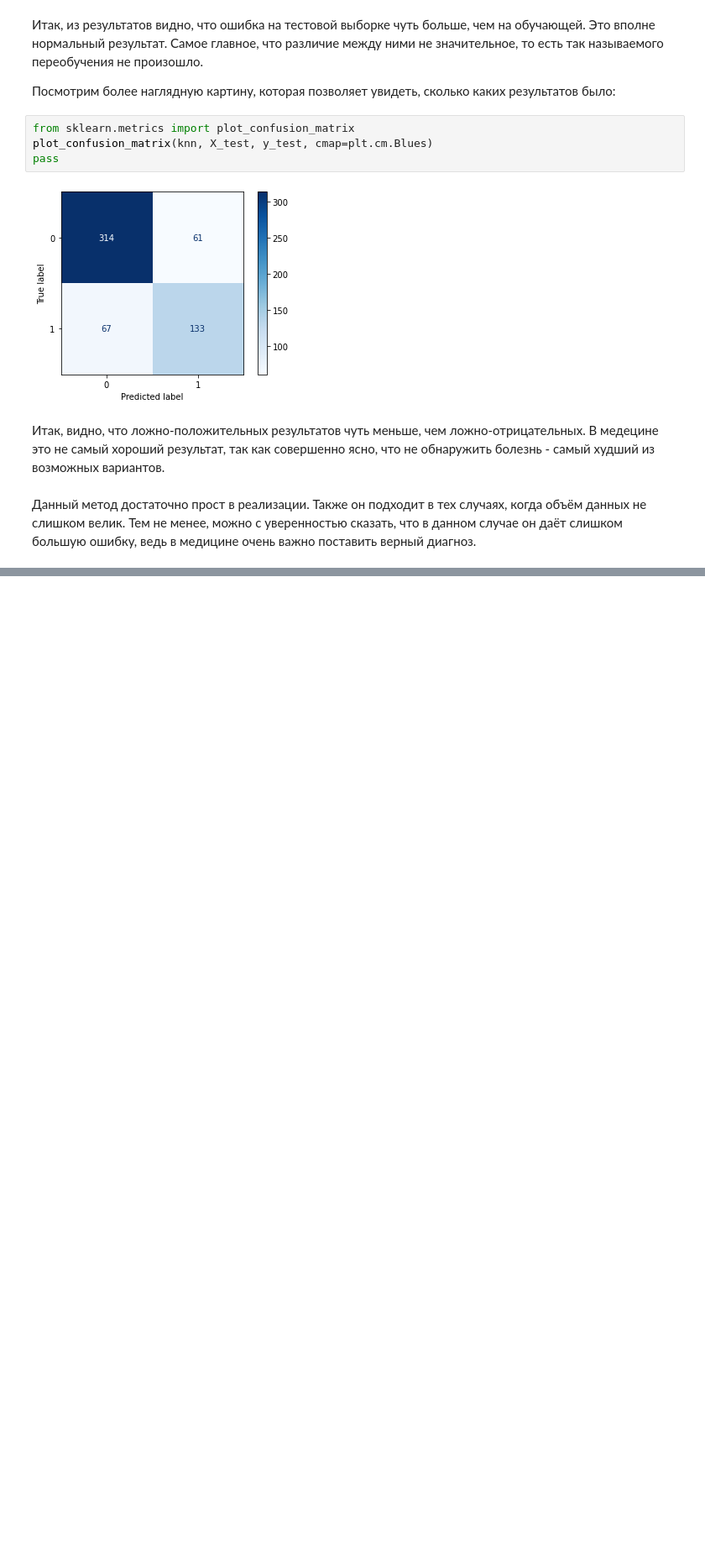
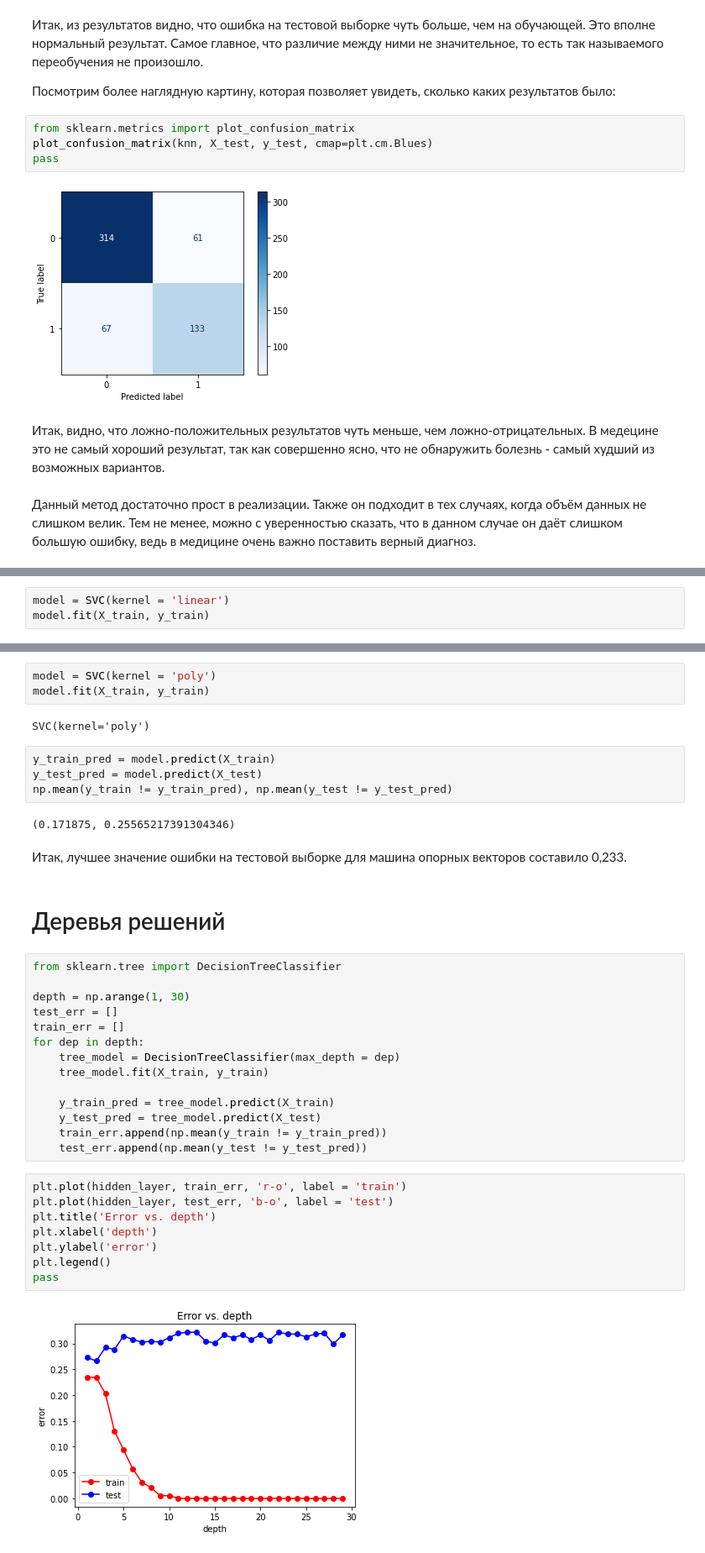
Before and after one commit to 381706LembrikovStepan/MachineLearning, a Jupyter notebook: Diabet_first_homework.ipynb, the cells around one changed output, grey strips where cells are left out. Shown at 84% size. Saved outputs shown, nothing was run; the diff lists cells and outputs as text; blank space fills up the shorter version.

```diff
--- a/Diabet_first_homework.ipynb
+++ b/Diabet_first_homework.ipynb
@@ -322,0 +414,3 @@ pass
+# %%
+model = SVC(kernel = 'linear')
+model.fit(X_train, y_train)
@@ -322,0 +425,39 @@ pass
+# %%
+model = SVC(kernel = 'poly')
+model.fit(X_train, y_train)
+# %% [output]
+SVC(kernel='poly')
+# %%
+y_train_pred = model.predict(X_train)
+y_test_pred = model.predict(X_test)
+np.mean(y_train != y_train_pred), np.mean(y_test != y_test_pred)
+# %% [output]
+(0.171875, 0.25565217391304346)
+# %% [markdown]
+Итак, лучшее значение ошибки на тестовой выборке для машина опорных векторов составило 0,233.
+# %% [markdown]
+# Деревья решений
+# %%
+from sklearn.tree import DecisionTreeClassifier
+
+depth = np.arange(1, 30)
+test_err = []
+train_err = []
+for dep in depth:
+    tree_model = DecisionTreeClassifier(max_depth = dep)
+    tree_model.fit(X_train, y_train)
+
+    y_train_pred = tree_model.predict(X_train)
+    y_test_pred = tree_model.predict(X_test)
+    train_err.append(np.mean(y_train != y_train_pred))
+    test_err.append(np.mean(y_test != y_test_pred))
+# %%
+plt.plot(hidden_layer, train_err, 'r-o', label = 'train')
+plt.plot(hidden_layer, test_err, 'b-o', label = 'test')
+plt.title('Error vs. depth')
+plt.xlabel('depth')
+plt.ylabel('error')
+plt.legend()
+pass
+# %% [output]
+[figure, added]
```
Also changed, not shown: parts of 45 cells of this notebook.
